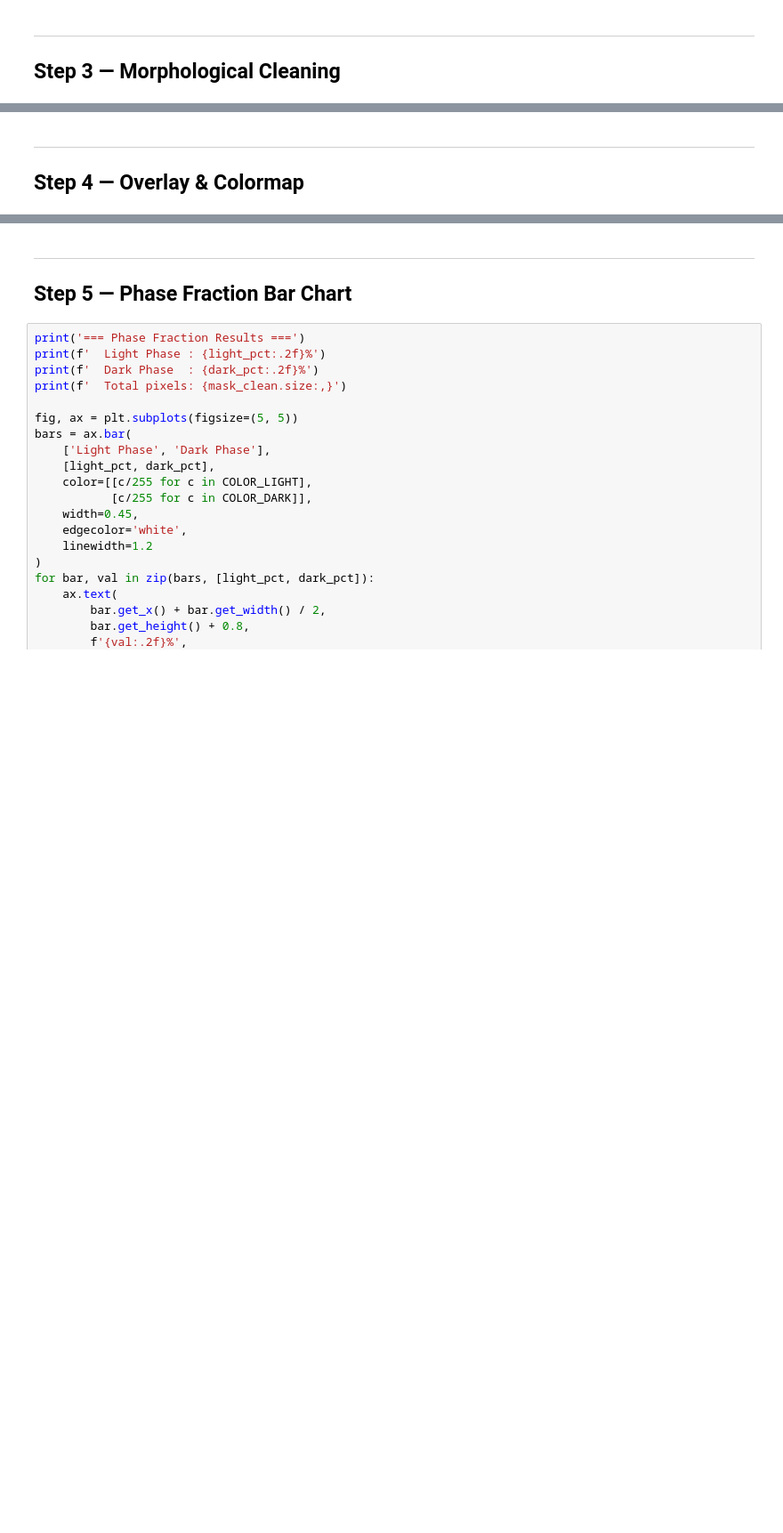
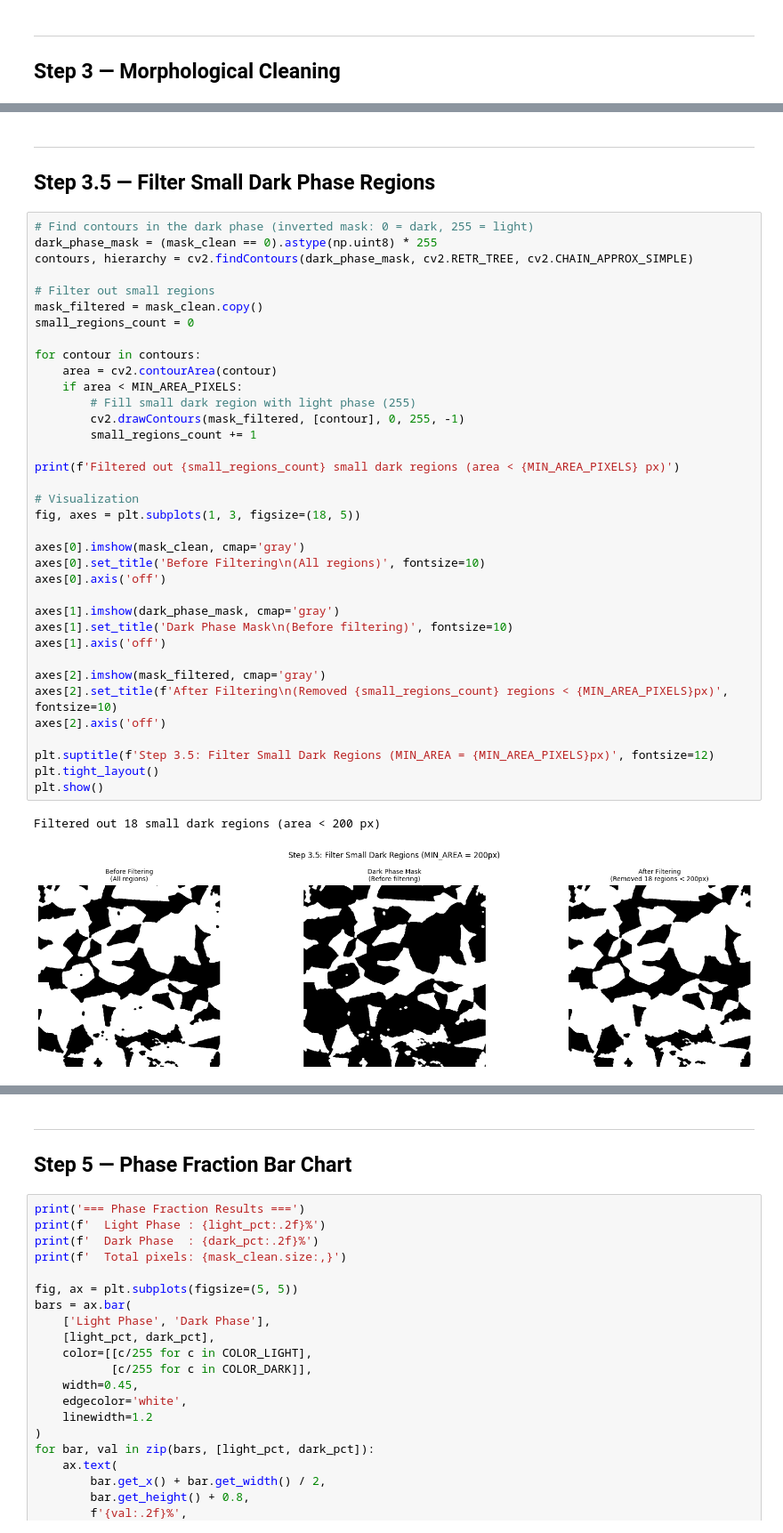
Before and after one commit to JayKuluky/IM2PROP, a Jupyter notebook: phase_mapping_final.ipynb, the cells around one changed output, grey strips where cells are left out. Shown at 89% size. Cells and saved outputs as stored; diff of their text form; blank space fills up the shorter version.

```diff
--- a/phase_mapping_final.ipynb
+++ b/phase_mapping_final.ipynb
@@ -163,6 +166,45 @@ plt.show()
-# %% [markdown]
----
-## Step 4 — Overlay & Colormap
+# %% [markdown]
+---
+## Step 3.5 — Filter Small Dark Phase Regions
+# %%
+# Find contours in the dark phase (inverted mask: 0 = dark, 255 = light)
+dark_phase_mask = (mask_clean == 0).astype(np.uint8) * 255
+contours, hierarchy = cv2.findContours(dark_phase_mask, cv2.RETR_TREE, cv2.CHAIN_APPROX_SIMPLE)
+
+# Filter out small regions
+mask_filtered = mask_clean.copy()
+small_regions_count = 0
+
+for contour in contours:
+    area = cv2.contourArea(contour)
+    if area < MIN_AREA_PIXELS:
+        # Fill small dark region with light phase (255)
+        cv2.drawContours(mask_filtered, [contour], 0, 255, -1)
+        small_regions_count += 1
+
+print(f'Filtered out {small_regions_count} small dark regions (area < {MIN_AREA_PIXELS} px)')
+
+# Visualization
+fig, axes = plt.subplots(1, 3, figsize=(18, 5))
+
+axes[0].imshow(mask_clean, cmap='gray')
+axes[0].set_title('Before Filtering\n(All regions)', fontsize=10)
+axes[0].axis('off')
+
+axes[1].imshow(dark_phase_mask, cmap='gray')
+axes[1].set_title('Dark Phase Mask\n(Before filtering)', fontsize=10)
+axes[1].axis('off')
+
+axes[2].imshow(mask_filtered, cmap='gray')
+axes[2].set_title(f'After Filtering\n(Removed {small_regions_count} regions < {MIN_AREA_PIXELS}px)', fontsize=10)
+axes[2].axis('off')
+
+plt.suptitle(f'Step 3.5: Filter Small Dark Regions (MIN_AREA = {MIN_AREA_PIXELS}px)', fontsize=12)
+plt.tight_layout()
+plt.show()
+# %% [output]
+Filtered out 18 small dark regions (area < 200 px)
+[figure, added]
 # %%
 # Build pure colormap (no original image)
 colormap = np.where(
```
Also changed, not shown: parts of 7 cells of this notebook.
